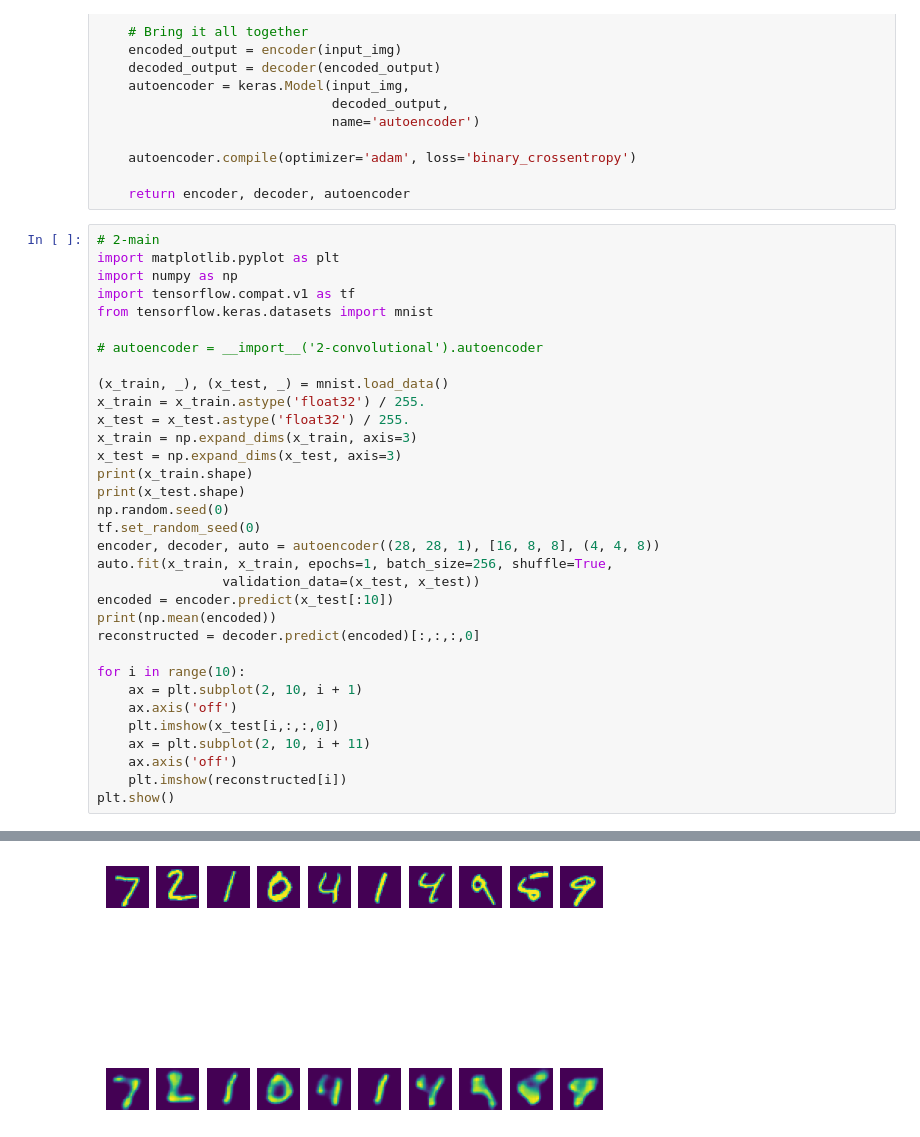
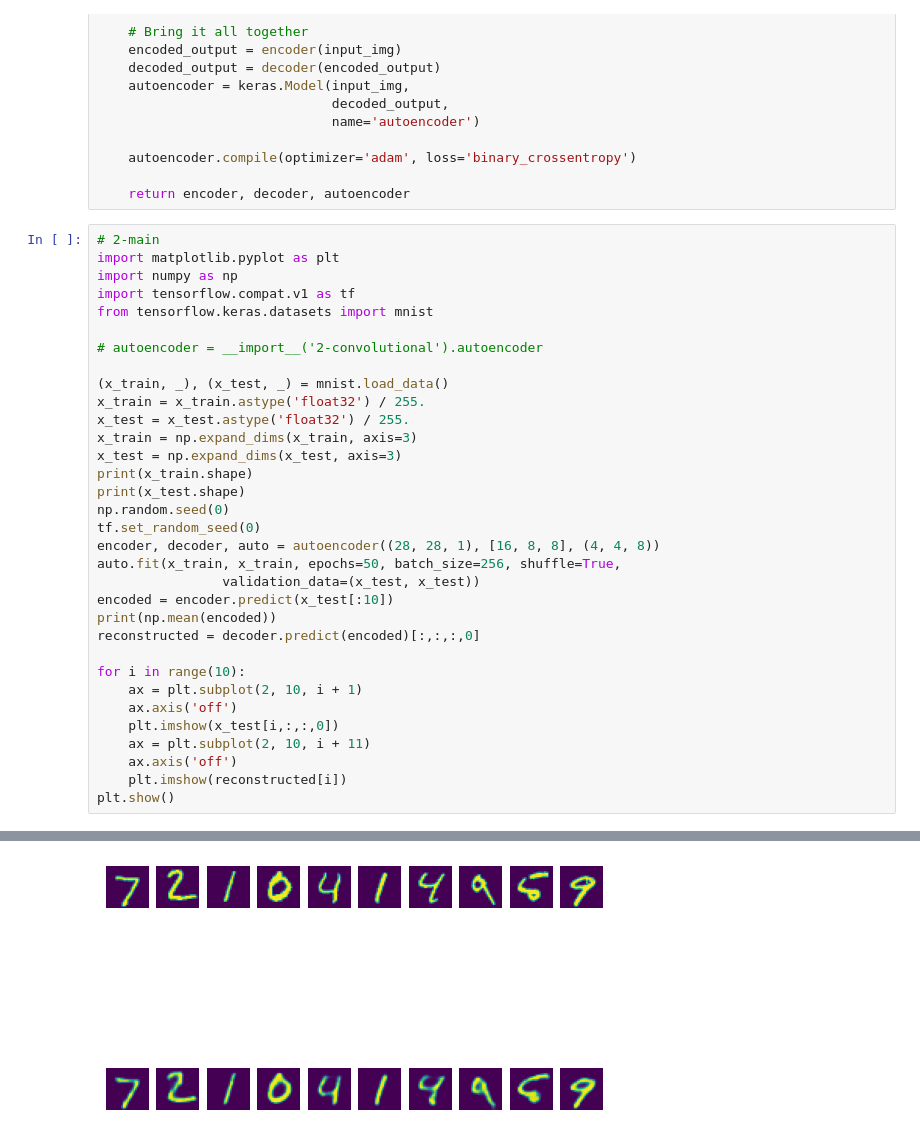
Before and after one commit to bsbanotto/holbertonschool-machine_learning, a Jupyter notebook: unsupervised_learning/autoencoders/autoencoders.ipynb, the cells around one changed output, grey strips where cells are left out. Drawn from its saved outputs; the diff is of its cells as text.

```diff
--- a/unsupervised_learning/autoencoders/autoencoders.ipynb
+++ b/unsupervised_learning/autoencoders/autoencoders.ipynb
@@ -282,7 +325,7 @@ print(x_test.shape)
 np.random.seed(0)
 tf.set_random_seed(0)
 encoder, decoder, auto = autoencoder((28, 28, 1), [16, 8, 8], (4, 4, 8))
-auto.fit(x_train, x_train, epochs=1, batch_size=256, shuffle=True,
+auto.fit(x_train, x_train, epochs=50, batch_size=256, shuffle=True,
                 validation_data=(x_test, x_test))
 encoded = encoder.predict(x_test[:10])
 print(np.mean(encoded))
@@ -310 +360 @@ Exited loop
-[figure, old version]
+[figure, new version]
```
Also changed, not shown: parts of 5 cells of this notebook.
